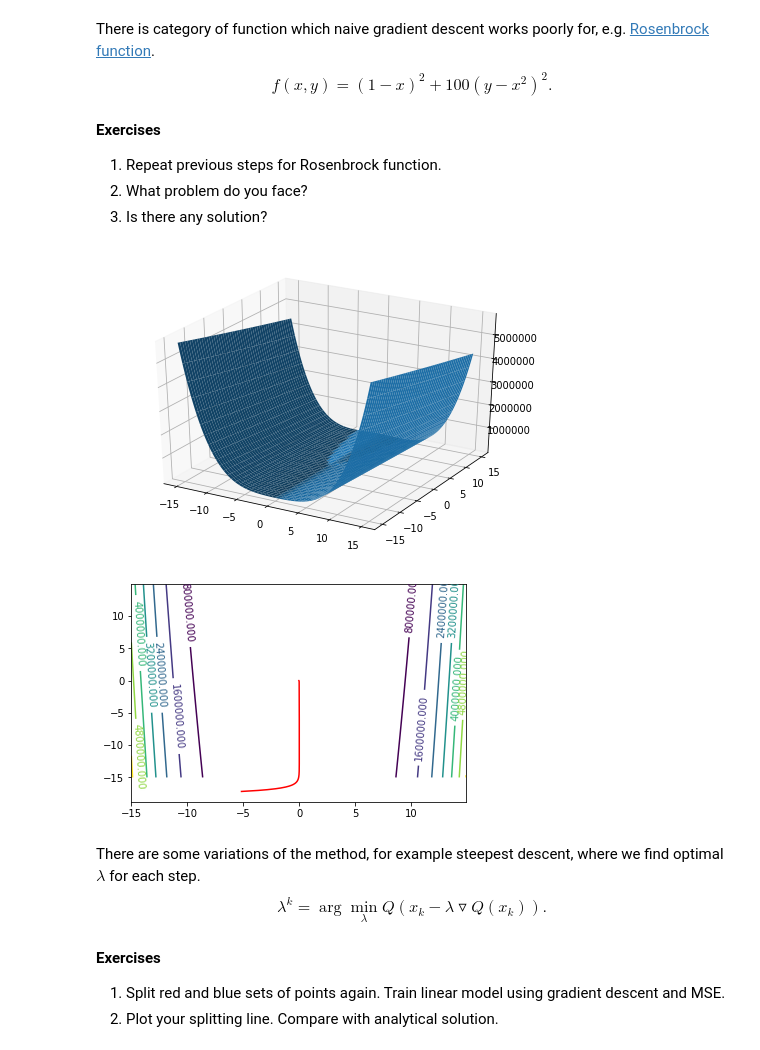
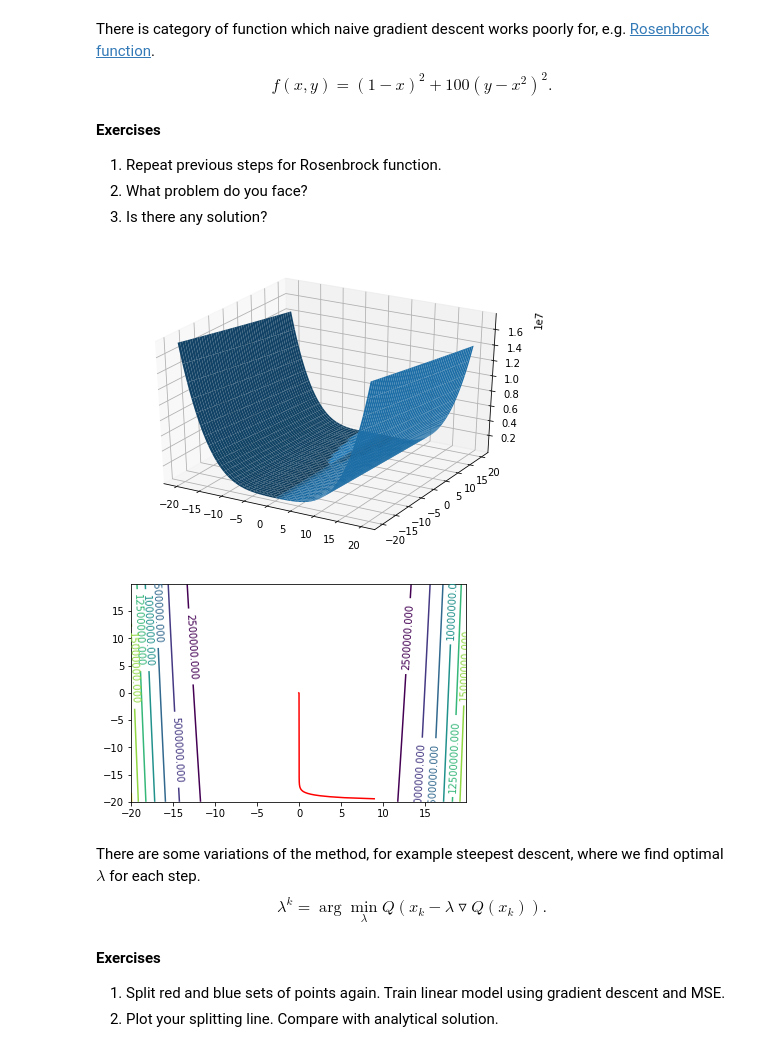
Before and after one commit to RakitinDen/Renju, a Jupyter notebook: labs/lab-1.ipynb, the cells around one changed output. Drawn from its saved outputs; the diff is of its cells as text; code cells hidden in the pictures.

```diff
--- a/labs/lab-1.ipynb
+++ b/labs/lab-1.ipynb
@@ -301,8 +301,8 @@ plt.legend(bbox_to_anchor=(0., 1.02, 1., .102), loc=3,
 def generate_sets(mu, sigma, num):
     first_set_x = np.random.normal(mu, sigma, num)
     first_set_y = np.random.normal(mu, sigma, num)
-    second_set_x = np.random.normal(2 * sigma - mu, sigma, num)
-    second_set_y = np.random.normal(2 * sigma - mu, sigma, num)
+    second_set_x = np.random.normal(3 * sigma - mu, sigma, num)
+    second_set_y = np.random.normal(3 * sigma - mu, sigma, num)
     return first_set_x, first_set_y, second_set_x, second_set_y
 
 first_set_x, first_set_y, second_set_x, second_set_y = generate_sets(0, 5, 10)
@@ -472,16 +470,17 @@ def rosenbrock_dery(point):
     return 200 * (point[1] - point[0] ** 2)
 # %%
 point = np.array([np.random.rand() * 40 - 20, np.random.rand() * 40 - 20])
-point, points, values = gradient_descent(rosenbrock_func, np.array([rosenbrock_derx, rosenbrock_dery]), point, 0.00001)
+point, points, values = gradient_descent(rosenbrock_func,
+                            np.array([rosenbrock_derx, rosenbrock_dery]), point, lmbda=0.00001)
 # %%
-segment_x = np.arange(-15, 15, 0.1)
-segment_y = np.arange(-15, 15, 0.1)
+segment_x = np.arange(-20, 20, 0.1)
+segment_y = np.arange(-20, 20, 0.1)
 
 threedim_graph(segment_x, segment_y, rosenbrock_func)
 contour_with_trace(segment_x, segment_y, rosenbrock_func, points)
 # %% [output]
-[figure, old version]
+[figure, new version]
-[figure, old version]
+[figure, new version]
 # %% [markdown]
 
 There are some variations of the method, for example steepest descent, where we find optimal $\lambda$ for each step.
```
Also changed, not shown: parts of 32 cells of this notebook.
